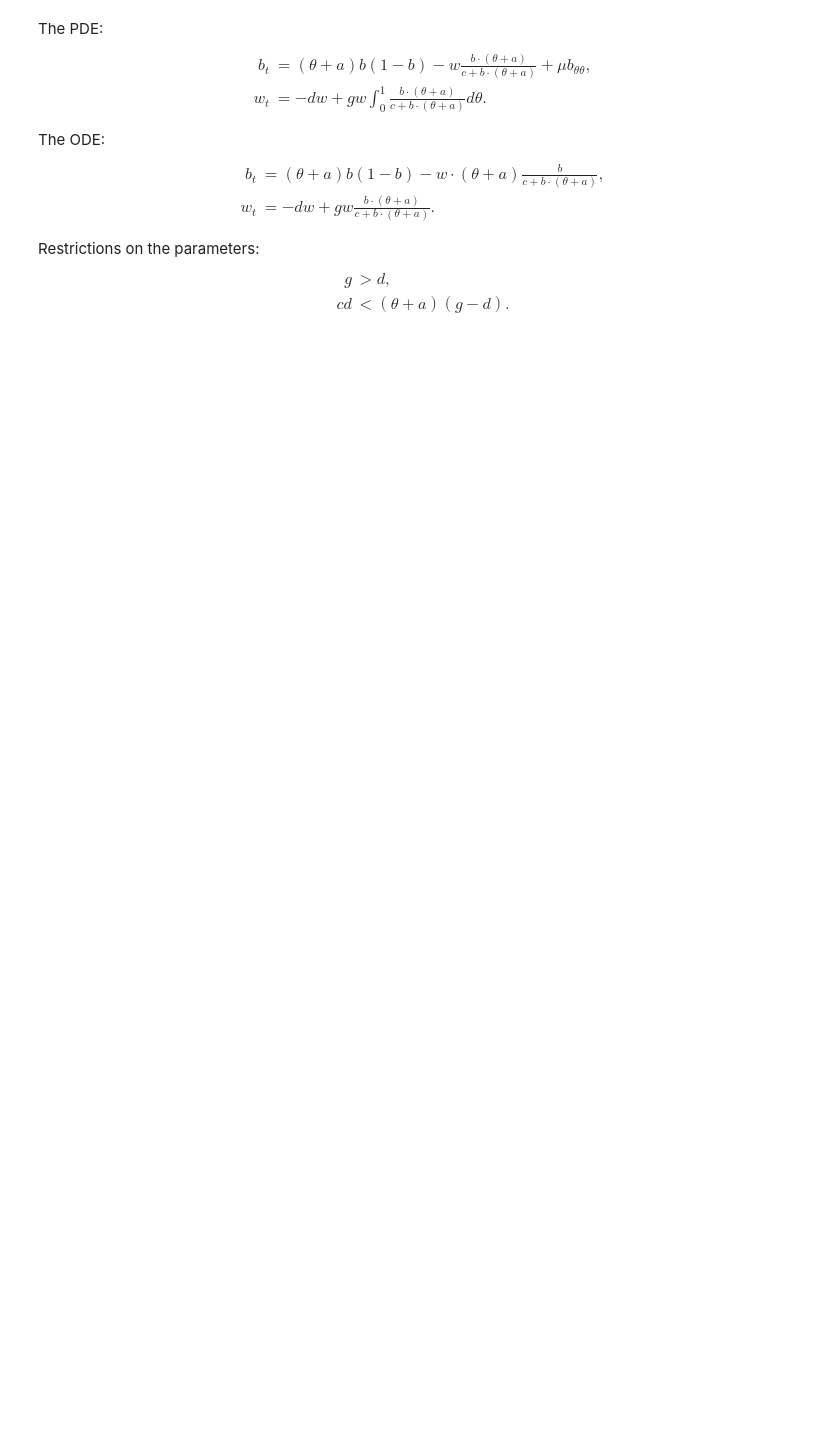
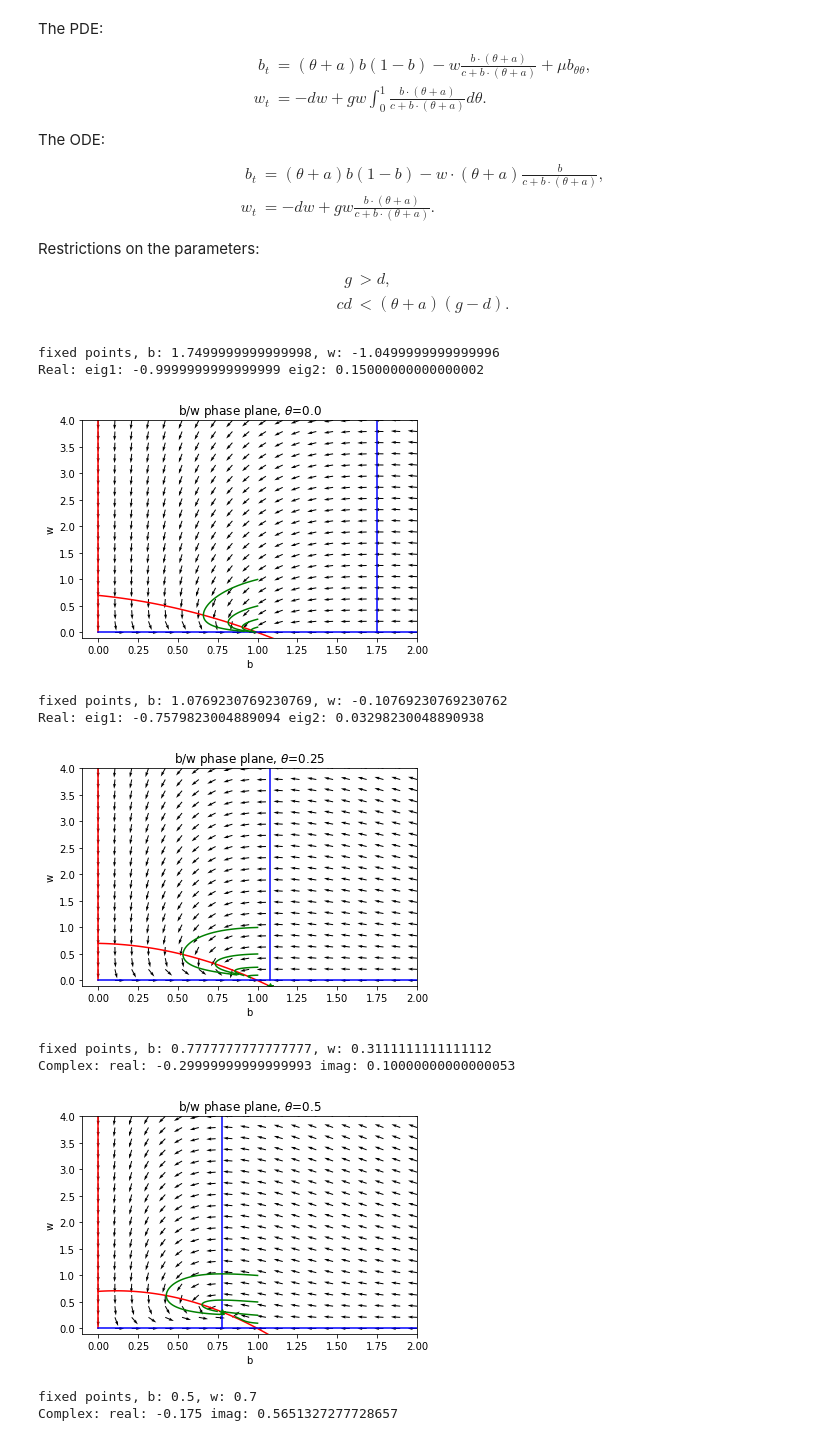
Before and after one commit to KellyBlack/BehaviouralPhenotype, a Jupyter notebook: Moths-Wasps phase plane-D.ipynb, the cells around one changed output. Saved outputs shown, nothing was run; the diff lists cells and outputs as text; code cells hidden in the pictures; blank space fills up the shorter version.

```diff
--- a/Moths-Wasps phase plane-D.ipynb
+++ b/Moths-Wasps phase plane-D.ipynb
@@ -155,36 +155,48 @@ g     = 2.0
 d     = 1.0
 c     = 0.7
 theta = 0.0
-a     = 2.0  # a=1.0 is on the edge, need to make it bigger than 1.
+a     = 0.4 # bigger a is the more variation in the system
 
 [plt0,axes0] = plot_phase(a,c,d,g,theta,2.0,4.0)
 plotSolutions(a,c,d,g,theta,
               numpy.array([[1.0,1.0],[1.0,0.5],[1.0,0.25],[1.0,0.1]]),
               axes0)
 linearization_eigenvalues(a,c,d,g,theta,axes0)
 plt0.show()
 
 
 theta = 0.25
 [plt1,axes1] = plot_phase(a,c,d,g,theta,2.0,4.0)
 plotSolutions(a,c,d,g,theta,
               numpy.array([[1.0,1.0],[1.0,0.5],[1.0,0.25],[1.0,0.1]]),
               axes1)
 linearization_eigenvalues(a,c,d,g,theta,axes1)
 plt1.show()
 
 theta = 0.5
 [plt2,axes2] = plot_phase(a,c,d,g,theta,2.0,4.0)
 plotSolutions(a,c,d,g,theta,
               numpy.array([[1.0,1.0],[1.0,0.5],[1.0,0.25],[1.0,0.1]]),
               axes2)
 linearization_eigenvalues(a,c,d,g,theta,axes2)
 plt2.show()
 
 theta = 1.0
 [plt3,axes3] = plot_phase(a,c,d,g,theta,2.0,16.0)
 plotSolutions(a,c,d,g,theta,
               numpy.array([[1.0,1.0],[1.0,0.5],[1.0,0.25],[1.0,0.1]]),
               axes3)
 linearization_eigenvalues(a,c,d,g,theta,axes3)
 plt3.show()
+# %% [output]
+fixed points, b: 1.7499999999999998, w: -1.0499999999999996
+Real: eig1: -0.9999999999999999 eig2: 0.15000000000000002
+[figure, added]
+fixed points, b: 1.0769230769230769, w: -0.10769230769230762
+Real: eig1: -0.7579823004889094 eig2: 0.03298230048890938
+[figure, added]
+fixed points, b: 0.7777777777777777, w: 0.3111111111111112
+Complex: real: -0.29999999999999993 imag: 0.10000000000000053
+[figure, added]
+fixed points, b: 0.5, w: 0.7
+Complex: real: -0.175 imag: 0.5651327277728657
```
Also changed, not shown: parts of 1 cell of this notebook.
